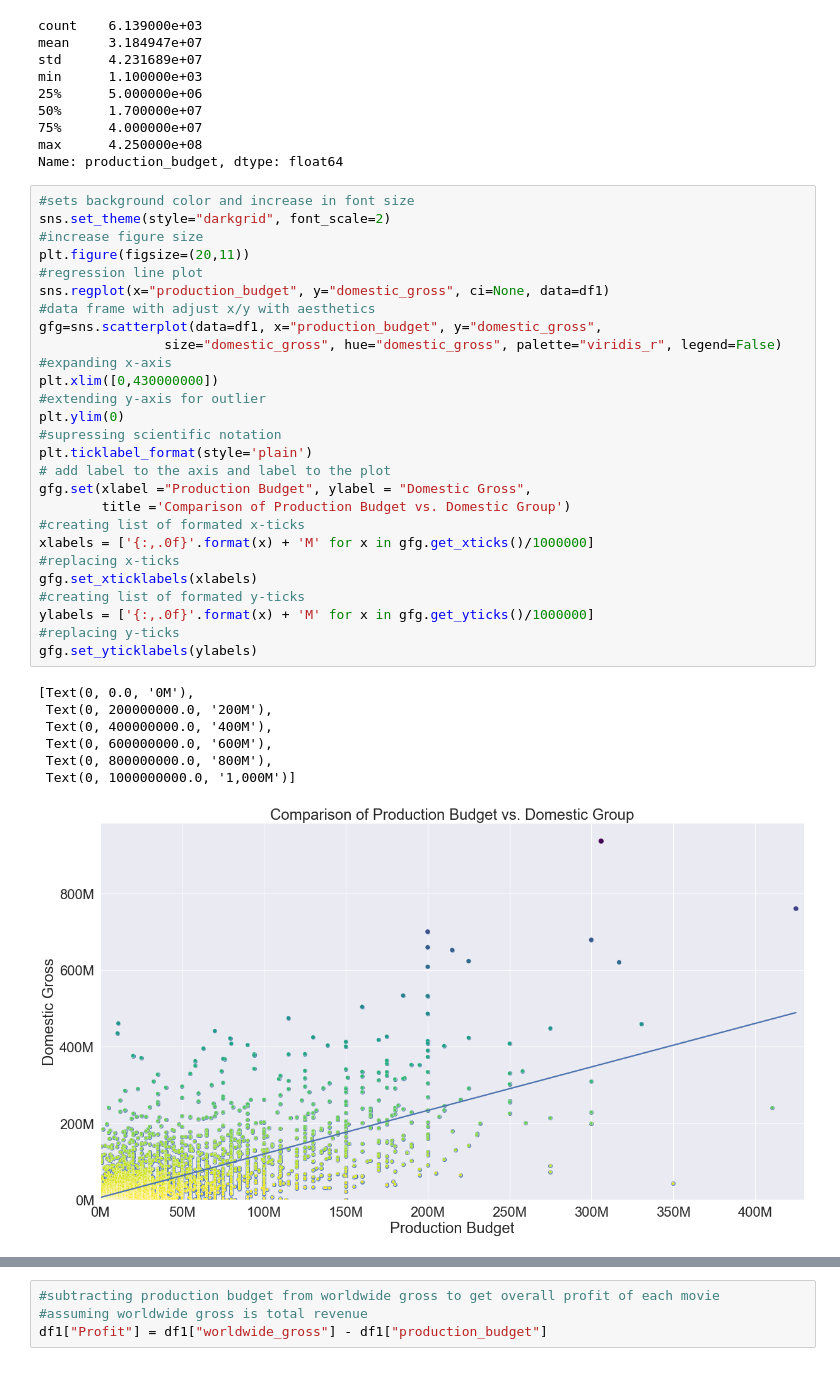
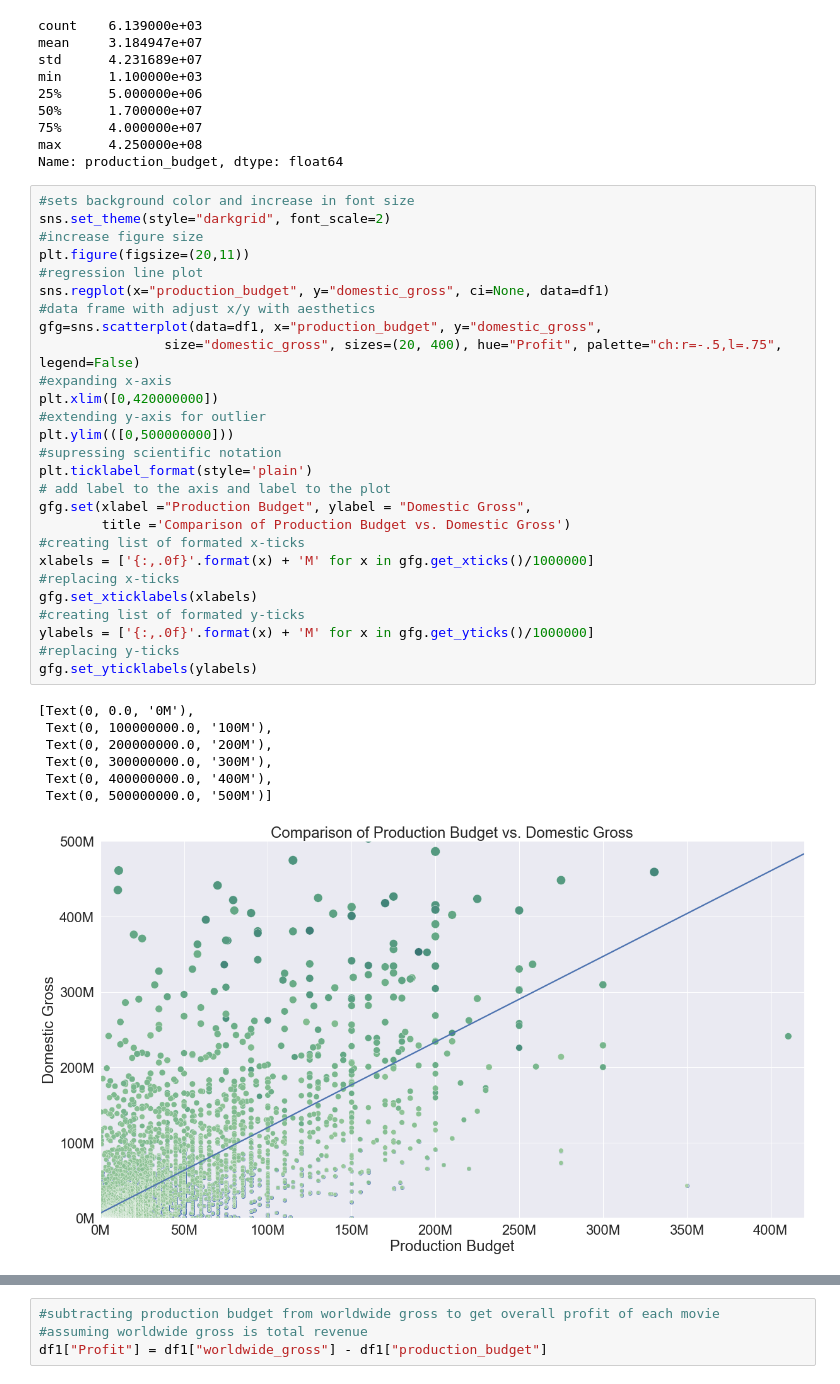
Before and after one commit to Brandon-Meyer0/git-dat-money, a Jupyter notebook: Capstone Group 1A.ipynb, the cells around one changed output, grey strips where cells are left out. Saved outputs shown, nothing was run; the diff lists cells and outputs as text.

```diff
--- a/Capstone Group 1A.ipynb
+++ b/Capstone Group 1A.ipynb
@@ -244,35 +244,35 @@ Name: production_budget, dtype: float64
 # %%
 #sets background color and increase in font size
 sns.set_theme(style="darkgrid", font_scale=2)
 #increase figure size
 plt.figure(figsize=(20,11))
 #regression line plot
 sns.regplot(x="production_budget", y="domestic_gross", ci=None, data=df1)
 #data frame with adjust x/y with aesthetics
 gfg=sns.scatterplot(data=df1, x="production_budget", y="domestic_gross",
-                size="domestic_gross", hue="domestic_gross", palette="viridis_r", legend=False)
+                size="domestic_gross", sizes=(20, 400), hue="Profit", palette="ch:r=-.5,l=.75", legend=False)
 #expanding x-axis
-plt.xlim([0,430000000])
+plt.xlim([0,420000000])
 #extending y-axis for outlier
-plt.ylim(0)
+plt.ylim(([0,500000000]))
 #supressing scientific notation
 plt.ticklabel_format(style='plain')
 # add label to the axis and label to the plot
 gfg.set(xlabel ="Production Budget", ylabel = "Domestic Gross",
-        title ='Comparison of Production Budget vs. Domestic Group')
+        title ='Comparison of Production Budget vs. Domestic Gross')
 #creating list of formated x-ticks
 xlabels = ['{:,.0f}'.format(x) + 'M' for x in gfg.get_xticks()/1000000]
 #replacing x-ticks
 gfg.set_xticklabels(xlabels)
 #creating list of formated y-ticks
 ylabels = ['{:,.0f}'.format(x) + 'M' for x in gfg.get_yticks()/1000000]
 #replacing y-ticks
 gfg.set_yticklabels(ylabels)
 # %% [output]
 [Text(0, 0.0, '0M'),
+ Text(0, 100000000.0, '100M'),
  Text(0, 200000000.0, '200M'),
+ Text(0, 300000000.0, '300M'),
  Text(0, 400000000.0, '400M'),
- Text(0, 600000000.0, '600M'),
- Text(0, 800000000.0, '800M'),
- Text(0, 1000000000.0, '1,000M')]
+ Text(0, 500000000.0, '500M')]
-[figure, old version]
+[figure, new version]
```
Also changed, not shown: parts of 9 cells of this notebook.
